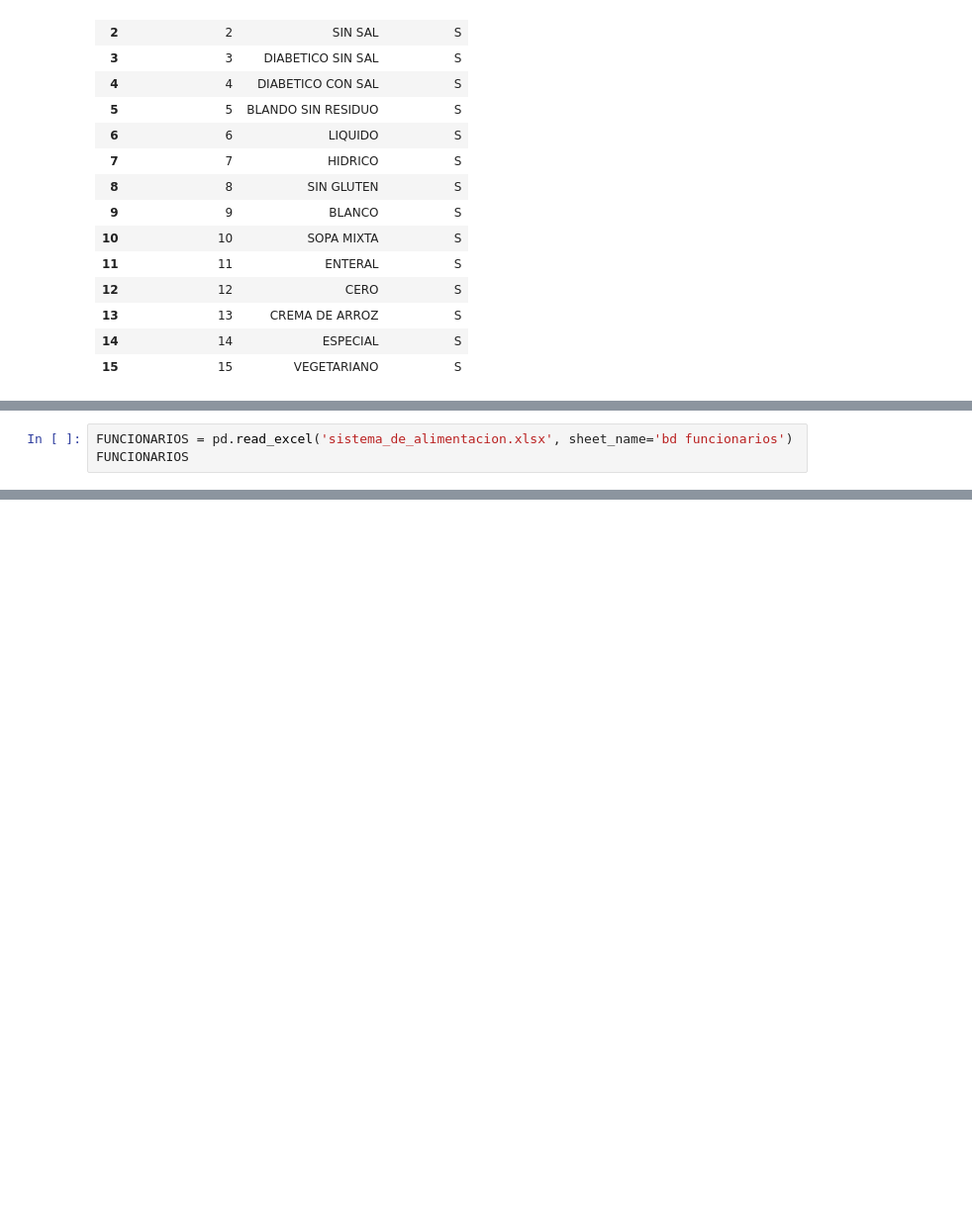
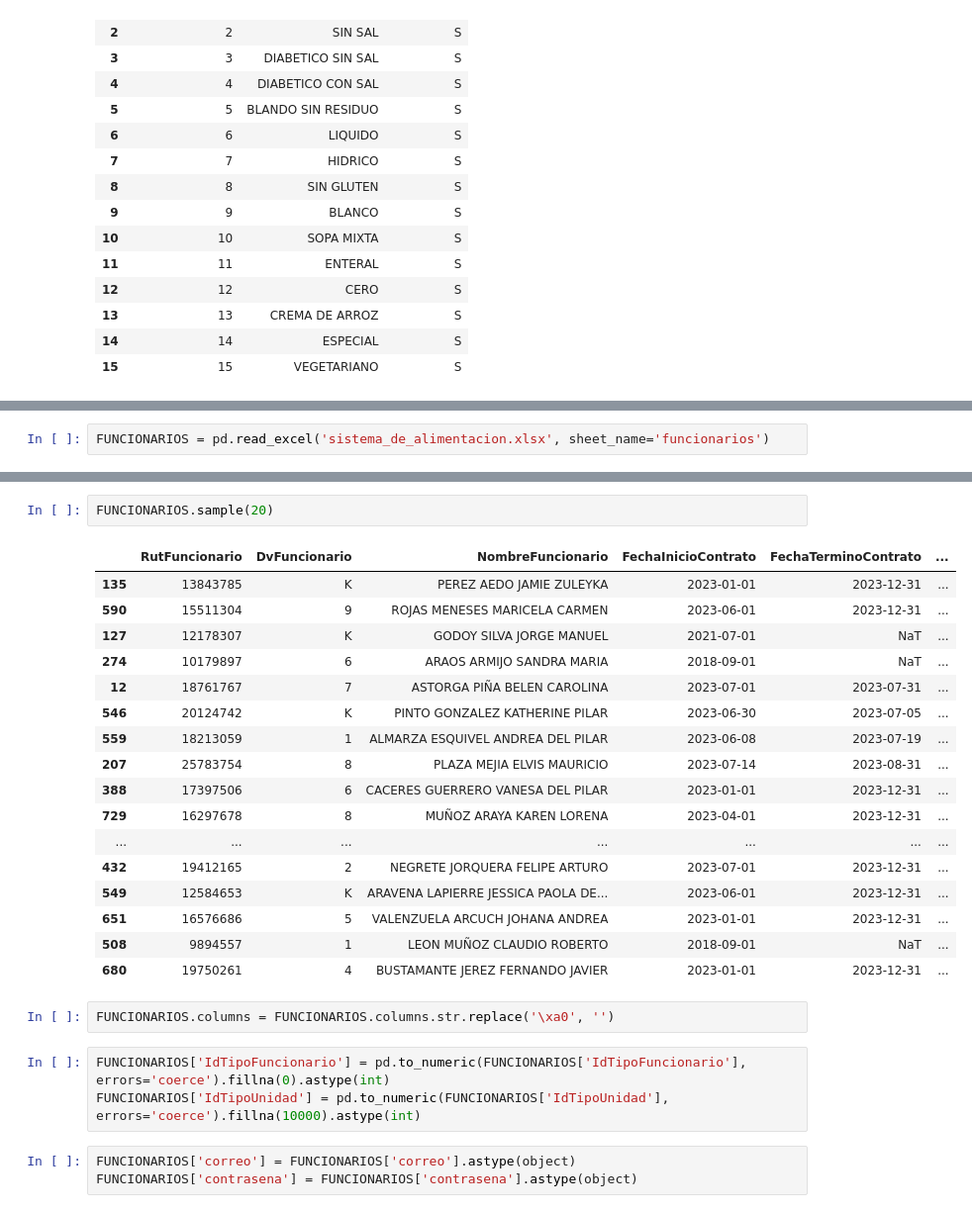
Before and after one commit to JuanOlivares97/MinutaHospital, a Jupyter notebook: ETL.ipynb, the cells around one changed output, grey strips where cells are left out. Shown at 99% size. Cells and saved outputs as stored; diff of their text form; blank space fills up the shorter version.

```diff
--- a/ETL.ipynb
+++ b/ETL.ipynb
@@ -113,5 +117,4 @@ REGIMEN.to_sql("TipoRegimen", engine, if_exists="replace", index=False)
 # %% [output]
 16
 # %%
-FUNCIONARIOS = pd.read_excel('sistema_de_alimentacion.xlsx', sheet_name='bd funcionarios')
-FUNCIONARIOS
+FUNCIONARIOS = pd.read_excel('sistema_de_alimentacion.xlsx', sheet_name='funcionarios')
@@ -131,0 +121,28 @@ FUNCIONARIOS
+# %%
+FUNCIONARIOS.sample(20)
+# %% [output]
+|  | RutFuncionario | DvFuncionario | NombreFuncionario | FechaInicioContrato | FechaTerminoContrato | ... |
+| 135 | 13843785 | K | PEREZ AEDO JAMIE ZULEYKA | 2023-01-01 | 2023-12-31 | ... |
+| 590 | 15511304 | 9 | ROJAS MENESES MARICELA CARMEN | 2023-06-01 | 2023-12-31 | ... |
+| 127 | 12178307 | K | GODOY SILVA JORGE MANUEL | 2021-07-01 | NaT | ... |
+| 274 | 10179897 | 6 | ARAOS ARMIJO SANDRA MARIA | 2018-09-01 | NaT | ... |
+| 12 | 18761767 | 7 | ASTORGA PIÑA BELEN CAROLINA | 2023-07-01 | 2023-07-31 | ... |
+| 546 | 20124742 | K | PINTO GONZALEZ KATHERINE PILAR | 2023-06-30 | 2023-07-05 | ... |
+| 559 | 18213059 | 1 | ALMARZA ESQUIVEL ANDREA DEL PILAR | 2023-06-08 | 2023-07-19 | ... |
+| 207 | 25783754 | 8 | PLAZA MEJIA ELVIS MAURICIO | 2023-07-14 | 2023-08-31 | ... |
+| 388 | 17397506 | 6 | CACERES GUERRERO VANESA DEL PILAR | 2023-01-01 | 2023-12-31 | ... |
+| 729 | 16297678 | 8 | MUÑOZ ARAYA KAREN LORENA | 2023-04-01 | 2023-12-31 | ... |
+| ... | ... | ... | ... | ... | ... | ... |
+| 432 | 19412165 | 2 | NEGRETE JORQUERA FELIPE ARTURO | 2023-07-01 | 2023-12-31 | ... |
+| 549 | 12584653 | K | ARAVENA LAPIERRE JESSICA PAOLA DE... | 2023-06-01 | 2023-12-31 | ... |
+| 651 | 16576686 | 5 | VALENZUELA ARCUCH JOHANA ANDREA | 2023-01-01 | 2023-12-31 | ... |
+| 508 | 9894557 | 1 | LEON MUÑOZ CLAUDIO ROBERTO | 2018-09-01 | NaT | ... |
+| 680 | 19750261 | 4 | BUSTAMANTE JEREZ FERNANDO JAVIER | 2023-01-01 | 2023-12-31 | ... |
+# %%
+FUNCIONARIOS.columns = FUNCIONARIOS.columns.str.replace('\xa0', '')
+# %%
+FUNCIONARIOS['IdTipoFuncionario'] = pd.to_numeric(FUNCIONARIOS['IdTipoFuncionario'], errors='coerce').fillna(0).astype(int)
+FUNCIONARIOS['IdTipoUnidad'] = pd.to_numeric(FUNCIONARIOS['IdTipoUnidad'], errors='coerce').fillna(10000).astype(int)
+# %%
+FUNCIONARIOS['correo'] = FUNCIONARIOS['correo'].astype(object)
+FUNCIONARIOS['contrasena'] = FUNCIONARIOS['contrasena'].astype(object)
```
Also changed, not shown: parts of 8 cells of this notebook, 12 other files.
